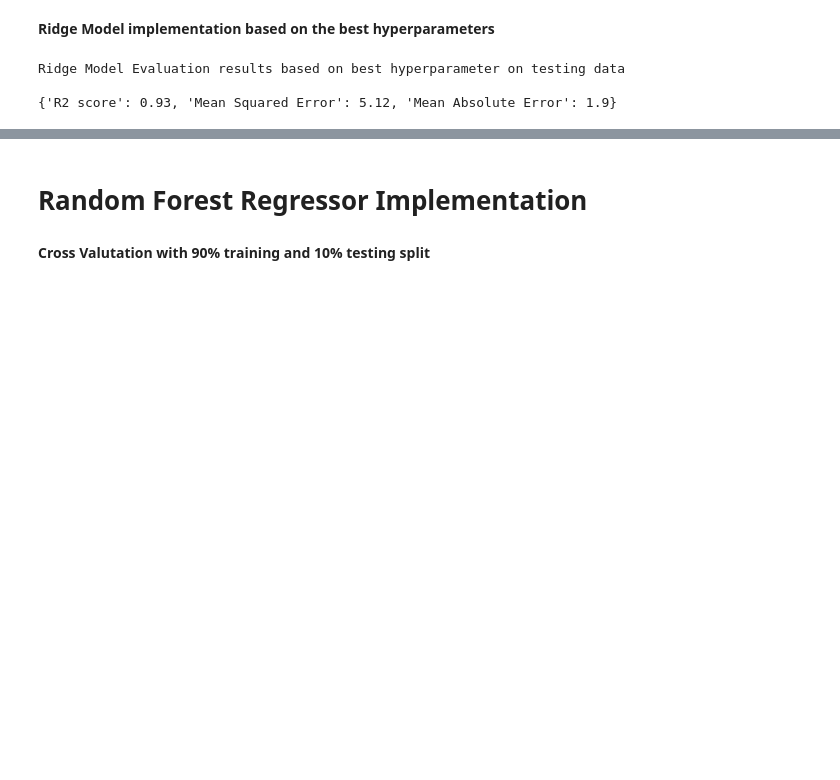
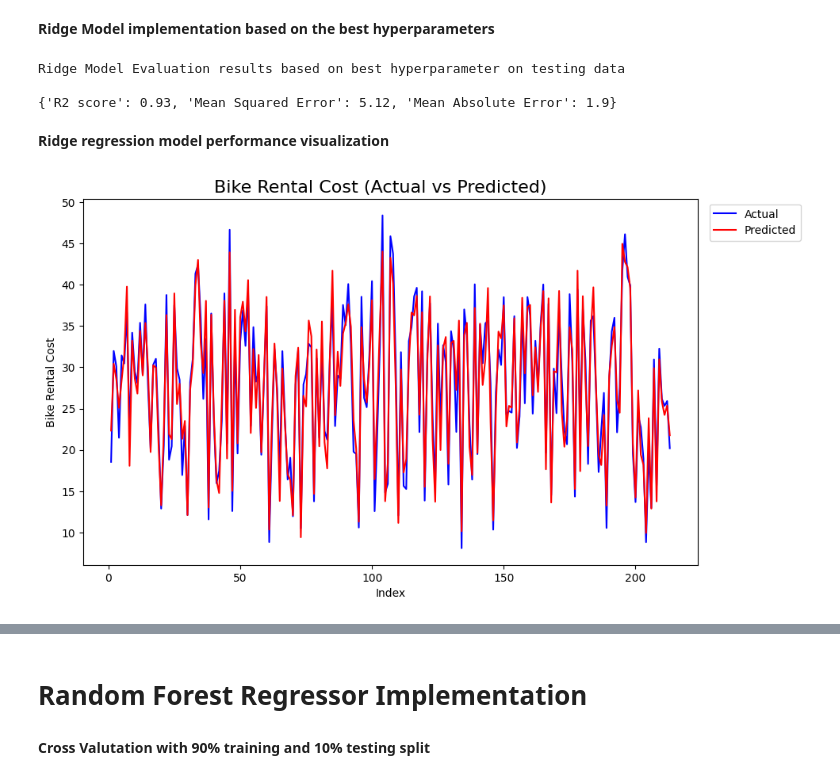
Before and after one commit to OnionKnightN/dynamic-pricing-regression-model, a Jupyter notebook: Hdip_Hoai_Nhan_Nguyen_2024.ipynb, the cells around one changed output, grey strips where cells are left out. Cells and saved outputs as stored; diff of their text form; code cells hidden in the pictures; blank space fills up the shorter version.

Commit message:
Evaluation performance visualization for regression

```diff
--- a/Hdip_Hoai_Nhan_Nguyen_2024.ipynb
+++ b/Hdip_Hoai_Nhan_Nguyen_2024.ipynb
@@ -920,3 +928,33 @@ print(evaluation_results)
 Ridge Model Evaluation results based on best hyperparameter on testing data
 
 {'R2 score': 0.93, 'Mean Squared Error': 5.12, 'Mean Absolute Error': 1.9}
+# %% [markdown]
+**Ridge regression model performance visualization**
+# %%
+# Generating index and storing it to the variable c
+c = [i for i in range(1, 214, 1)]
+
+# Making predictions on the test data
+y_pred_25 = rigde_training_best_model.predict(X_test_25)
+
+# Defing the figure of the chart
+fig = plt.figure(figsize=(10, 6))
+
+# Ploting the predicted and actual testing data
+plt.plot(c, y_test_25, color="blue", linewidth=1.5, linestyle="-", label="Actual")
+plt.plot(c, y_pred_25, color="red", linewidth=1.5, linestyle="-", label="Predicted")
+
+# Adding the heading of the figure plot
+fig.suptitle('Bike Rental Cost (Actual vs Predicted)', fontsize=16, y=0.92)
+
+# Adding the labels to the figure plot
+plt.xlabel('Index', fontsize=10)
+plt.ylabel('Bike Rental Cost', fontsize=10)
+
+# Placing Legend outside the chart
+plt.legend(loc='upper left', bbox_to_anchor=(1.01, 1))
+
+# showing the plot
+plt.show()
+# %% [output]
+[figure, added]
```
Also changed, not shown: parts of 17 cells of this notebook.
